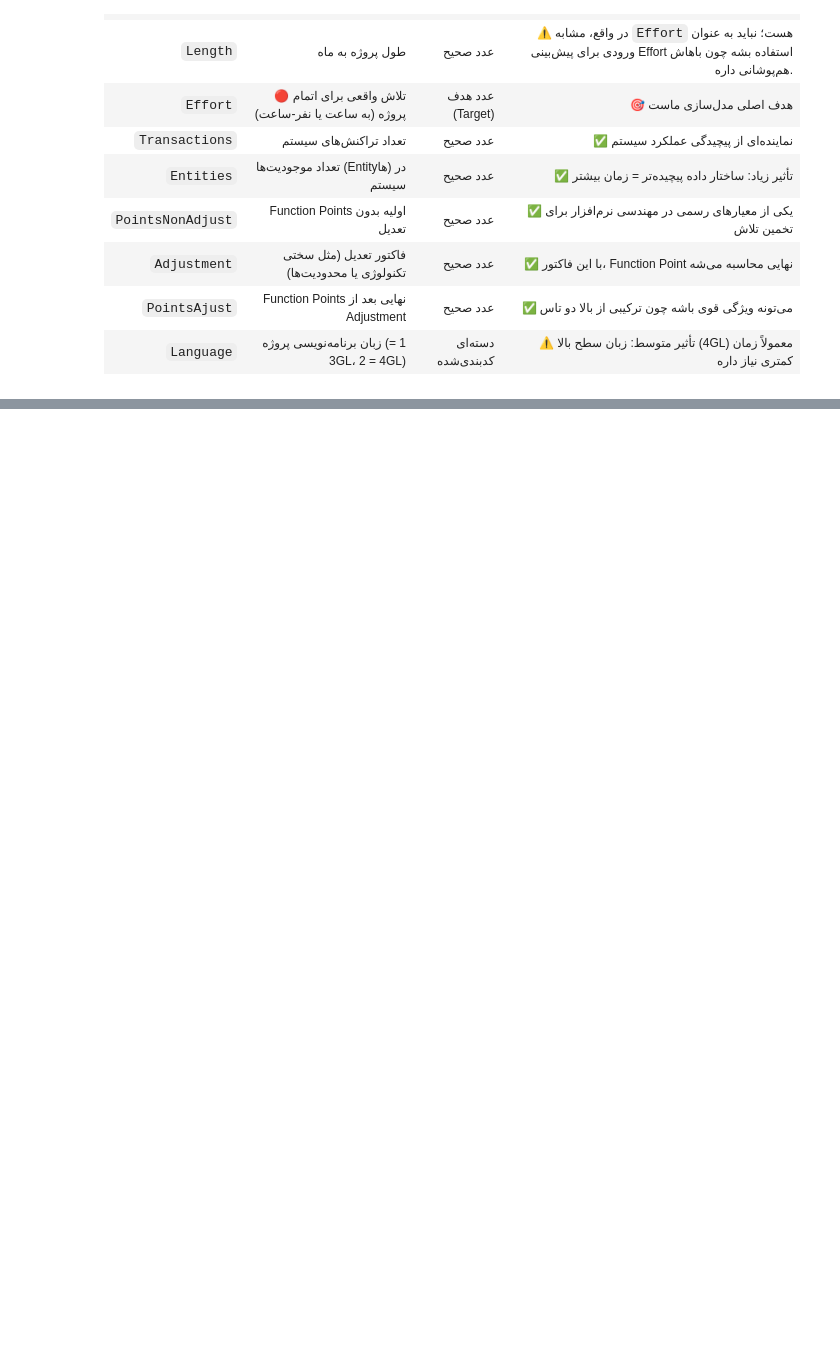
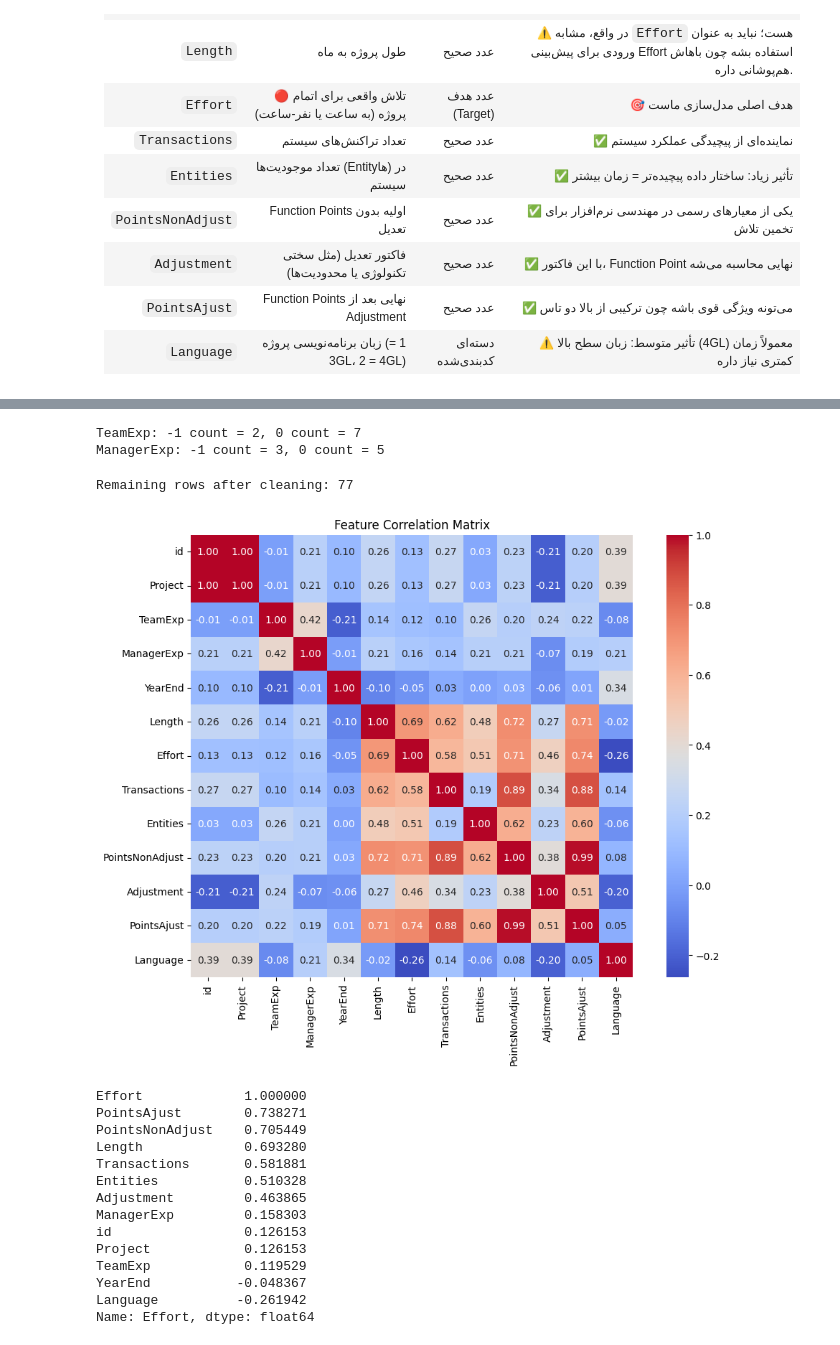
Before and after one commit to Shahbazi-Amir/SmartDevTime, a Jupyter notebook: smartdevtime_project_duration_prediction.ipynb, the cells around one changed output, grey strips where cells are left out. Drawn from its saved outputs; the diff is of its cells as text; code cells hidden in the pictures; blank space fills up the shorter version.

Commit message:
corr matrix

```diff
--- a/smartdevtime_project_duration_prediction.ipynb
+++ b/smartdevtime_project_duration_prediction.ipynb
@@ -109,0 +166,50 @@ df.head()
+# %%
+# Check how many -1 and 0 values exist in each column
+for col in df.columns:
+    if df[col].dtype == 'int64':
+        n_minus1 = (df[col] == -1).sum()
+        n_zero = (df[col] == 0).sum()
+        if n_minus1 > 0 or n_zero > 0:
+            print(f"{col}: -1 count = {n_minus1}, 0 count = {n_zero}")
+# %% [output]
+TeamExp: -1 count = 2, 0 count = 7
+ManagerExp: -1 count = 3, 0 count = 5
+# %%
+# Remove rows with -1 in TeamExp or ManagerExp
+df_cleaned = df[(df['TeamExp'] != -1) & (df['ManagerExp'] != -1)]
+print(f"Remaining rows after cleaning: {df_cleaned.shape[0]}")
+# %% [output]
+Remaining rows after cleaning: 77
+# %%
+# 📊 Correlation Matrix and Heatmap
+# Compute correlation matrix
+corr_matrix = df.corr()
+
+# Plot heatmap
+plt.figure(figsize=(12, 8))
+sns.heatmap(corr_matrix, annot=True, cmap='coolwarm', fmt=".2f", square=True)
+plt.title('Feature Correlation Matrix')
+plt.show()
+
+
+
+# 🔍 Correlation of all features with Effort (sorted)
+
+correlations = df.corr()['Effort'].sort_values(ascending=False)
+print(correlations)
+# %% [output]
+[figure, added]
+Effort             1.000000
+PointsAjust        0.738271
+PointsNonAdjust    0.705449
+Length             0.693280
+Transactions       0.581881
+Entities           0.510328
+Adjustment         0.463865
+ManagerExp         0.158303
+id                 0.126153
+Project            0.126153
+TeamExp            0.119529
+YearEnd           -0.048367
+Language          -0.261942
+Name: Effort, dtype: float64
```
Also changed, not shown: parts of 3 cells of this notebook, 1 other file.
